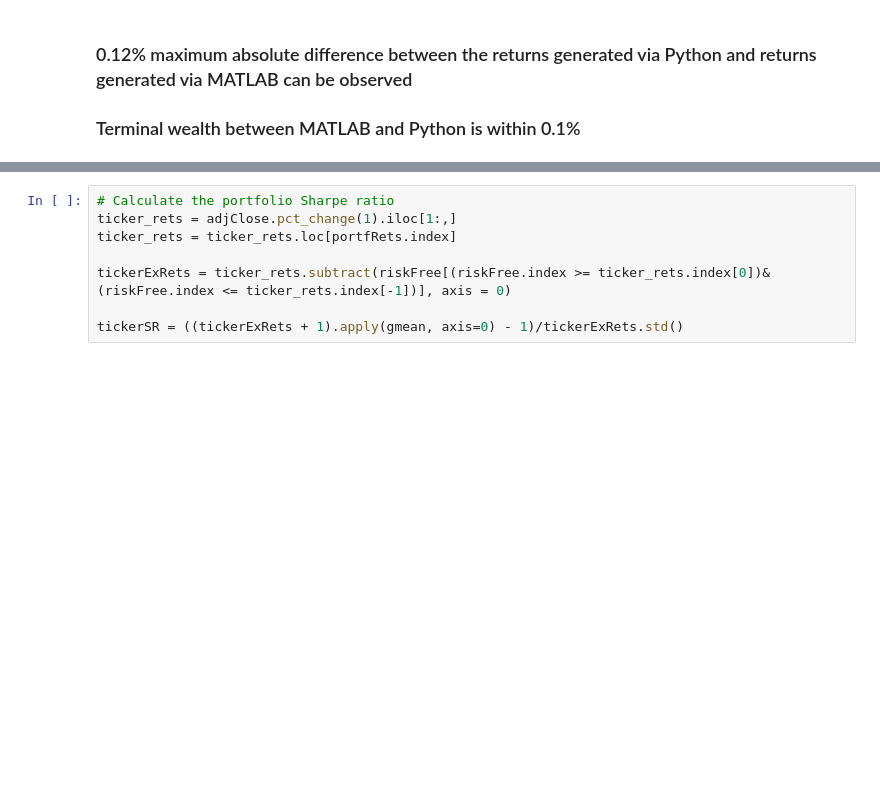
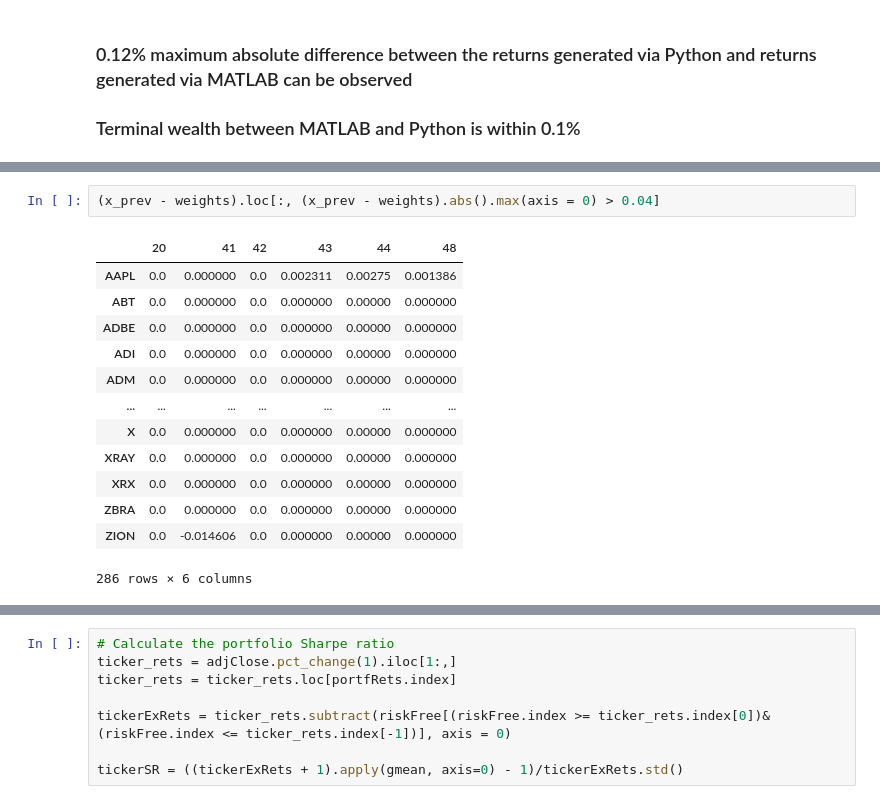
Before and after one commit to davidislip/support_vector_risk_machine, a Jupyter notebook: Template_Main.ipynb, the cells around one changed output, grey strips where cells are left out. Saved outputs shown, nothing was run; the diff lists cells and outputs as text; blank space fills up the shorter version.

```diff
--- a/Template_Main.ipynb
+++ b/Template_Main.ipynb
@@ -520,3 +605,19 @@ plt.savefig("images/weights_.svg");
+# %%
+(x_prev - weights).loc[:, (x_prev - weights).abs().max(axis = 0) > 0.04]
+# %% [output]
+|  | 20 | 41 | 42 | 43 | 44 | 48 |
+| AAPL | 0.0 | 0.000000 | 0.0 | 0.002311 | 0.00275 | 0.001386 |
+| ABT | 0.0 | 0.000000 | 0.0 | 0.000000 | 0.00000 | 0.000000 |
+| ADBE | 0.0 | 0.000000 | 0.0 | 0.000000 | 0.00000 | 0.000000 |
+| ADI | 0.0 | 0.000000 | 0.0 | 0.000000 | 0.00000 | 0.000000 |
+| ADM | 0.0 | 0.000000 | 0.0 | 0.000000 | 0.00000 | 0.000000 |
+| ... | ... | ... | ... | ... | ... | ... |
+| X | 0.0 | 0.000000 | 0.0 | 0.000000 | 0.00000 | 0.000000 |
+| XRAY | 0.0 | 0.000000 | 0.0 | 0.000000 | 0.00000 | 0.000000 |
+| XRX | 0.0 | 0.000000 | 0.0 | 0.000000 | 0.00000 | 0.000000 |
+| ZBRA | 0.0 | 0.000000 | 0.0 | 0.000000 | 0.00000 | 0.000000 |
+| ZION | 0.0 | -0.014606 | 0.0 | 0.000000 | 0.00000 | 0.000000 |
+286 rows × 6 columns
 # %%
 weights.loc[(weights > 0.001).any(axis = 1), :]
 # %% [output]
```
Also changed, not shown: parts of 10 cells of this notebook, 49 other files.
